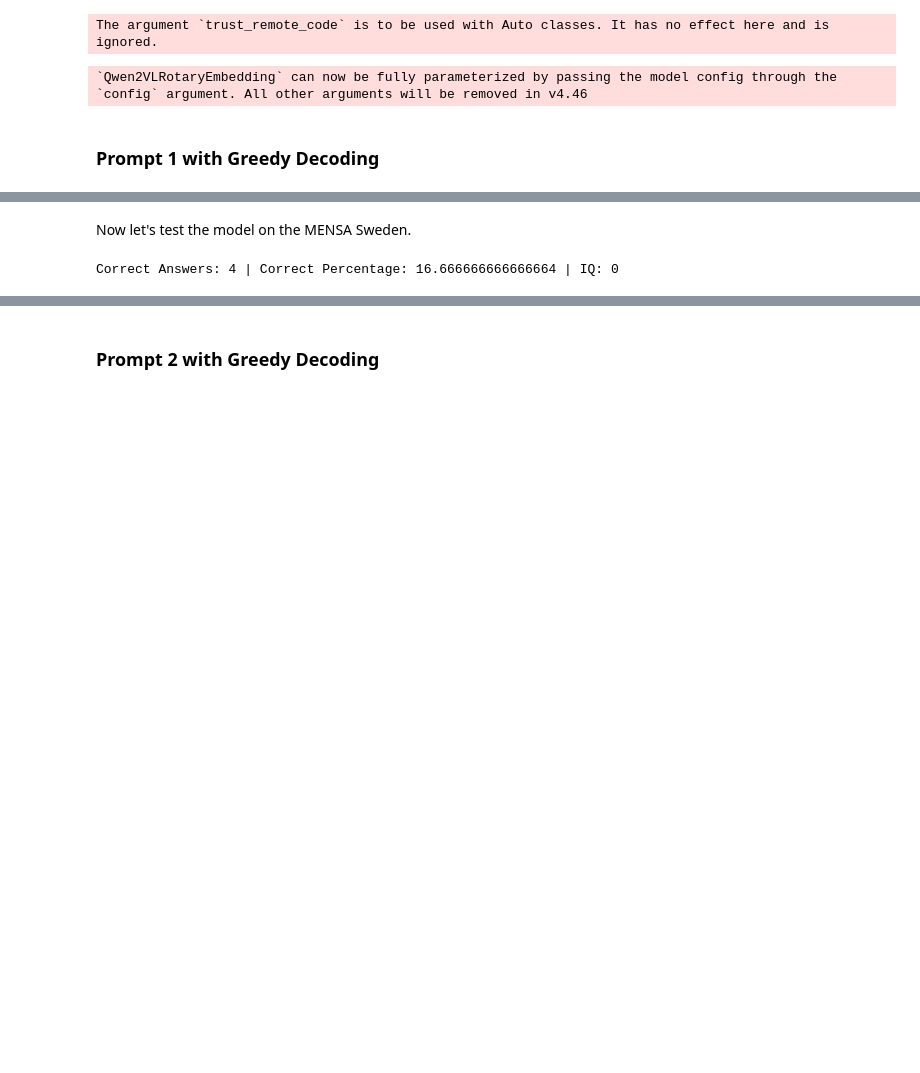
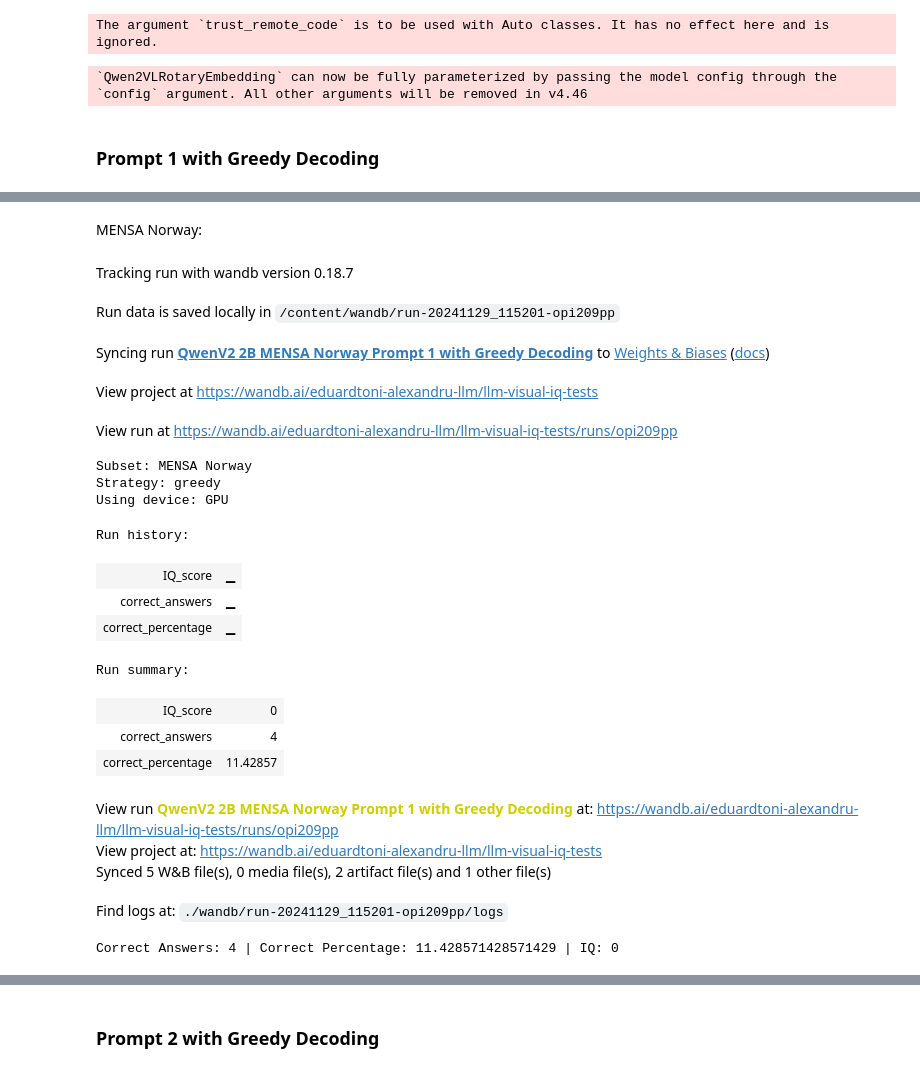
Before and after one commit to eduardalexandrut/llm-iq-test, a Jupyter notebook: LLM_visual_iq_test.ipynb, the cells around one changed output, grey strips where cells are left out. Drawn from its saved outputs; the diff is of its cells as text; code cells hidden in the pictures; blank space fills up the shorter version.

Commit message:
Started using wandb.

```diff
--- a/LLM_visual_iq_test.ipynb
+++ b/LLM_visual_iq_test.ipynb
@@ -273,7 +293,14 @@ The following `get_score` function gets the answers given by a LLM and returns a
 def get_score(answers, dataset):
   num_correct_answers = sum(answer['answer'] == dataset['train'][answer['question_id']]['correct_answer'] for answer in answers)
   percentage_correct_answers = (num_correct_answers/len(answers)) * 100
-  iq_score = 0
+  subset = dataset['train'][answers[0]['question_id']]['subset']
+  if subset == 'MENSA Norway' or subset == 'MENSA Denmark':
+    iq_score = num_correct_answers * (len(answers)/145)
+  elif subset == 'MENSA Sweden':
+    iq_score = num_correct_answers * (len(answers)/126)
+  else:
+    print(f"Invalid subset '{subset}'. Using default IQ score of 0.")
+    iq_score = 0
   return (num_correct_answers, percentage_correct_answers, iq_score)
 # %%
 def get_difficulty_prompt(prompt, difficulty):
@@ -493,8 +515,0 @@ with open("mensa-denmark-answers.json", "w") as out_file:
-# %% [markdown]
-Now let's test the model on the MENSA Sweden.
-# %%
-mensa_sweden_answers = test_split(dataset,'MENSA Sweden', None, None, model, prompts['prompt_1'], processor)
-mensa_sweden_score = get_score(mensa_sweden_answers, dataset)
-print(f'Correct Answers: {mensa_sweden_score[0]} | Correct Percentage: {mensa_sweden_score[1]} | IQ: {mensa_sweden_score[2]}' )
-# %% [output]
-Correct Answers: 4 | Correct Percentage: 16.666666666666664 | IQ: 0
@@ -505,0 +516,48 @@ with open("mensa-sweden-answers.json", "w") as out_file:
+# %% [markdown]
+MENSA Norway:
+# %%
+
+params = {'decoding_strategy':'greedy','subset':'MENSA Norway'}
+wandb.init(
+    project="llm-visual-iq-tests",
+    name="QwenV2 2B MENSA Norway Prompt 1 with Greedy Decoding",
+    config={
+        "model":"QwenV2 2B",
+        "subset": params["subset"],
+        "decoding_strategy": params["decoding_strategy"],
+        "device": "cuda",
+        "prompt":"prompt_1"
+    },
+)
+
+
+mensa_norway_answers = test_split(dataset, model, prompts['prompt_1'], processor, **params)
+mensa_norway_score = get_score(mensa_norway_answers, dataset)
+# Log to W&B
+log_answers_to_wandb(mensa_norway_answers, mensa_norway_score)
+
+# Finish the W&B run
+wandb.finish()
+print(f'Correct Answers: {mensa_norway_score[0]} | Correct Percentage: {mensa_norway_score[1]} | IQ: {mensa_norway_score[2]}' )
+# %% [output]
+Tracking run with wandb version 0.18.7
+Run data is saved locally in /content/wandb/run-20241129_115201-opi209pp
+Syncing run QwenV2 2B MENSA Norway Prompt 1 with Greedy Decoding to Weights & Biases (docs)
+View project at https://wandb.ai/eduardtoni-alexandru-llm/llm-visual-iq-tests
+View run at https://wandb.ai/eduardtoni-alexandru-llm/llm-visual-iq-tests/runs/opi209pp
+Subset: MENSA Norway
+Strategy: greedy
+Using device: GPU
+Run history:
+| IQ_score | ▁ |
+| correct_answers | ▁ |
+| correct_percentage | ▁ |
+Run summary:
+| IQ_score | 0 |
+| correct_answers | 4 |
+| correct_percentage | 11.42857 |
+View run QwenV2 2B MENSA Norway Prompt 1 with Greedy Decoding at: https://wandb.ai/eduardtoni-alexandru-llm/llm-visual-iq-tests/runs/opi209pp
+View project at: https://wandb.ai/eduardtoni-alexandru-llm/llm-visual-iq-tests
+Synced 5 W&B file(s), 0 media file(s), 2 artifact file(s) and 1 other file(s)
+Find logs at: ./wandb/run-20241129_115201-opi209pp/logs
+Correct Answers: 4 | Correct Percentage: 11.428571428571429 | IQ: 0
```
Also changed, not shown: parts of 131 cells of this notebook.
